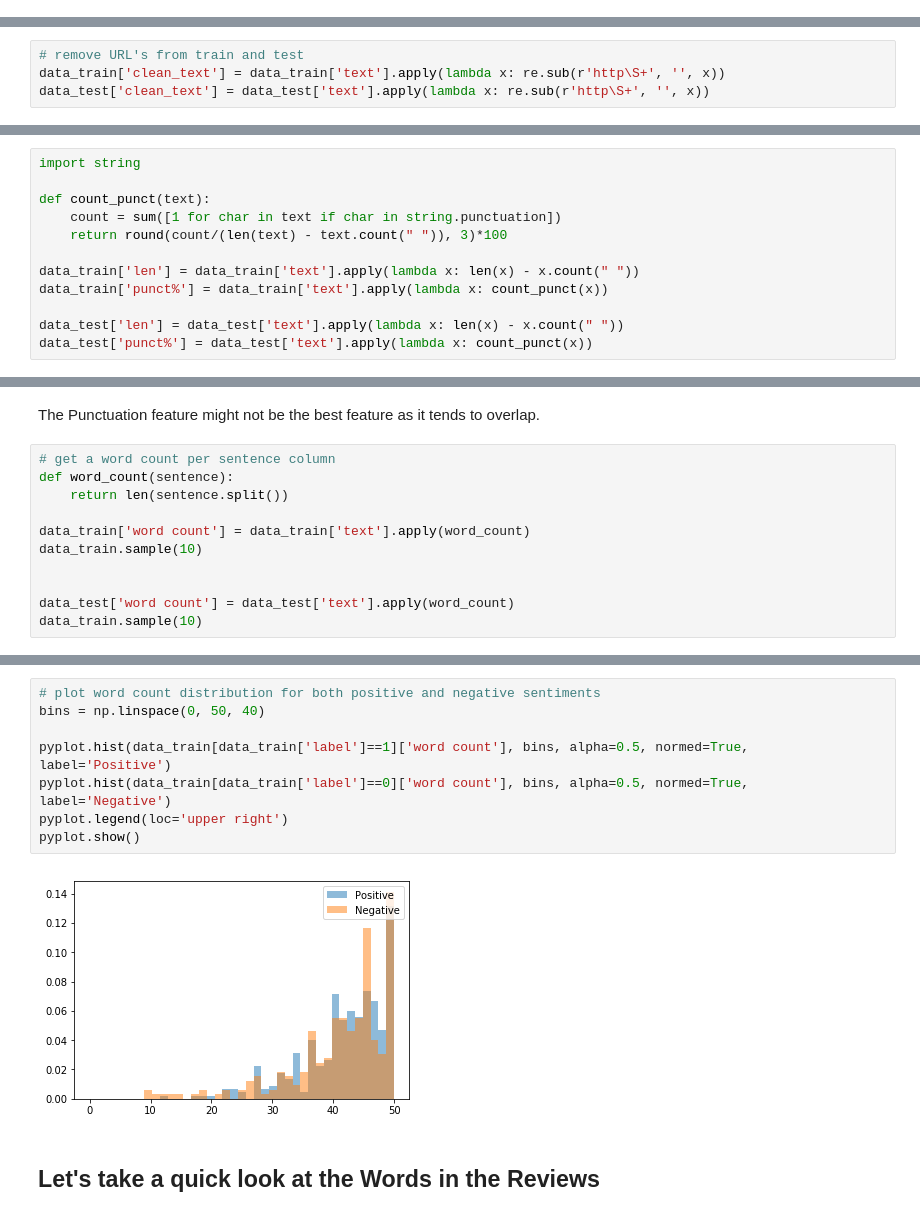
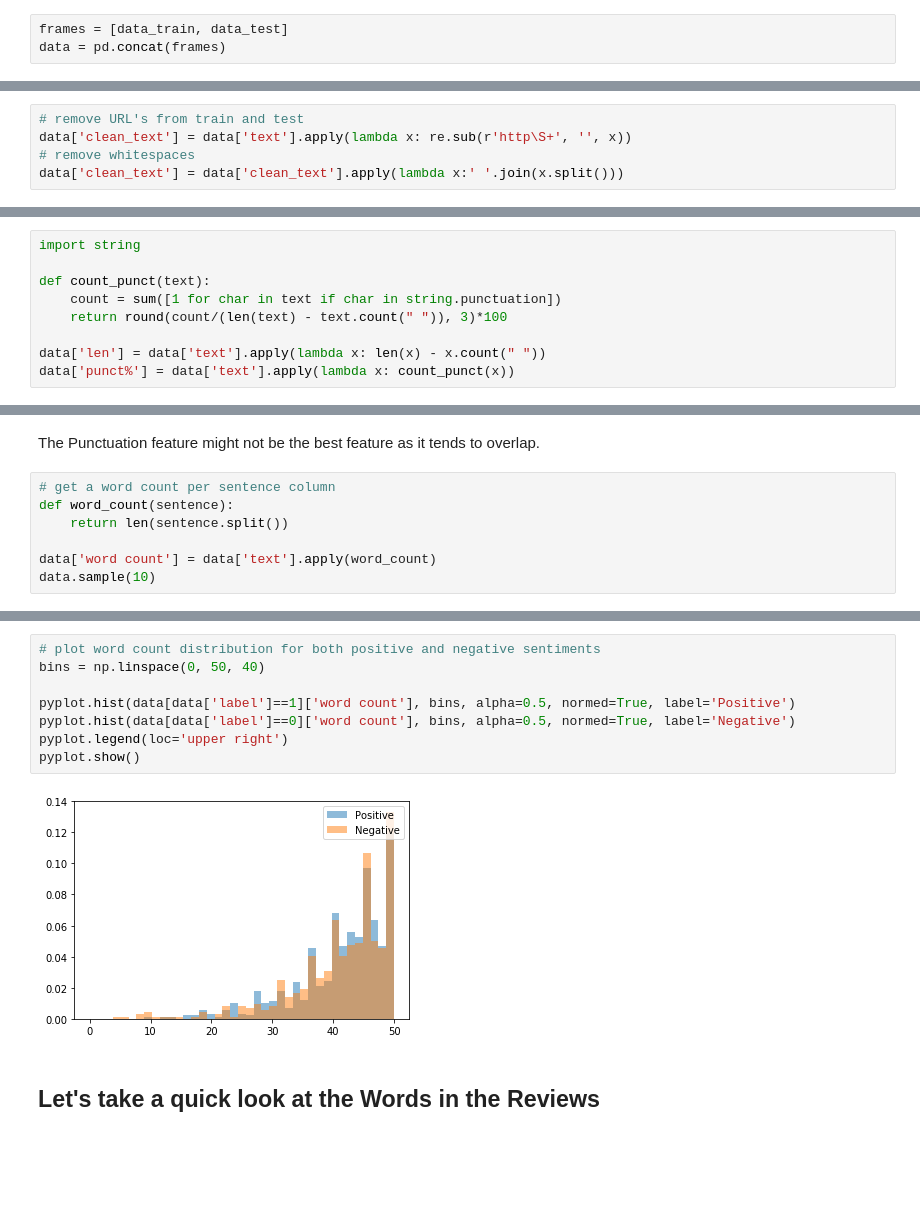
Before and after one commit to JAIR0MEL0/IMDB-Movie-Sentiment, a Jupyter notebook: ML1010MovieReview_JairoMelo.ipynb, the cells around one changed output, grey strips where cells are left out. Saved outputs shown, nothing was run; the diff lists cells and outputs as text; blank space fills up the shorter version.

```diff
--- a/ML1010MovieReview_JairoMelo.ipynb
+++ b/ML1010MovieReview_JairoMelo.ipynb
@@ -72 +85,4 @@ data_test = pd.DataFrame(dict_new)
+# %%
+frames = [data_train, data_test]
+data = pd.concat(frames)
 # %%
@@ -105,5 +110,6 @@ Stemming:
     Reducing inflection in words to their root forms such as mapping a group of words to the same stem even if the stem itself is not a valid word in the Language
 # %%
 # remove URL's from train and test
-data_train['clean_text'] = data_train['text'].apply(lambda x: re.sub(r'http\S+', '', x))
-data_test['clean_text'] = data_test['text'].apply(lambda x: re.sub(r'http\S+', '', x))
+data['clean_text'] = data['text'].apply(lambda x: re.sub(r'http\S+', '', x))
+# remove whitespaces
+data['clean_text'] = data['clean_text'].apply(lambda x:' '.join(x.split()))
@@ -136,9 +138,6 @@ def count_punct(text):
     count = sum([1 for char in text if char in string.punctuation])
     return round(count/(len(text) - text.count(" ")), 3)*100
 
-data_train['len'] = data_train['text'].apply(lambda x: len(x) - x.count(" "))
-data_train['punct%'] = data_train['text'].apply(lambda x: count_punct(x))
-
-data_test['len'] = data_test['text'].apply(lambda x: len(x) - x.count(" "))
-data_test['punct%'] = data_test['text'].apply(lambda x: count_punct(x))
+data['len'] = data['text'].apply(lambda x: len(x) - x.count(" "))
+data['punct%'] = data['text'].apply(lambda x: count_punct(x))
 # %%
@@ -191,10 +190,6 @@ The Punctuation feature might not be the best feature as it tends to overlap.
 def word_count(sentence):
     return len(sentence.split())
 
-data_train['word count'] = data_train['text'].apply(word_count)
-data_train.sample(10)
-
-
-data_test['word count'] = data_test['text'].apply(word_count)
-data_train.sample(10)
+data['word count'] = data['text'].apply(word_count)
+data.sample(10)
 # %% [output]
@@ -212,13 +207,13 @@ data_train.sample(10)
 # %%
 # plot word count distribution for both positive and negative sentiments
 bins = np.linspace(0, 50, 40)
 
-pyplot.hist(data_train[data_train['label']==1]['word count'], bins, alpha=0.5, normed=True, label='Positive')
-pyplot.hist(data_train[data_train['label']==0]['word count'], bins, alpha=0.5, normed=True, label='Negative')
+pyplot.hist(data[data['label']==1]['word count'], bins, alpha=0.5, normed=True, label='Positive')
+pyplot.hist(data[data['label']==0]['word count'], bins, alpha=0.5, normed=True, label='Negative')
 pyplot.legend(loc='upper right')
 pyplot.show()
 # %% [output]
-[figure, old version]
+[figure, new version]
 # %% [markdown]
 ## Let's take a quick look at the Words in the Reviews
 # %%
```
Also changed, not shown: parts of 50 cells of this notebook.
